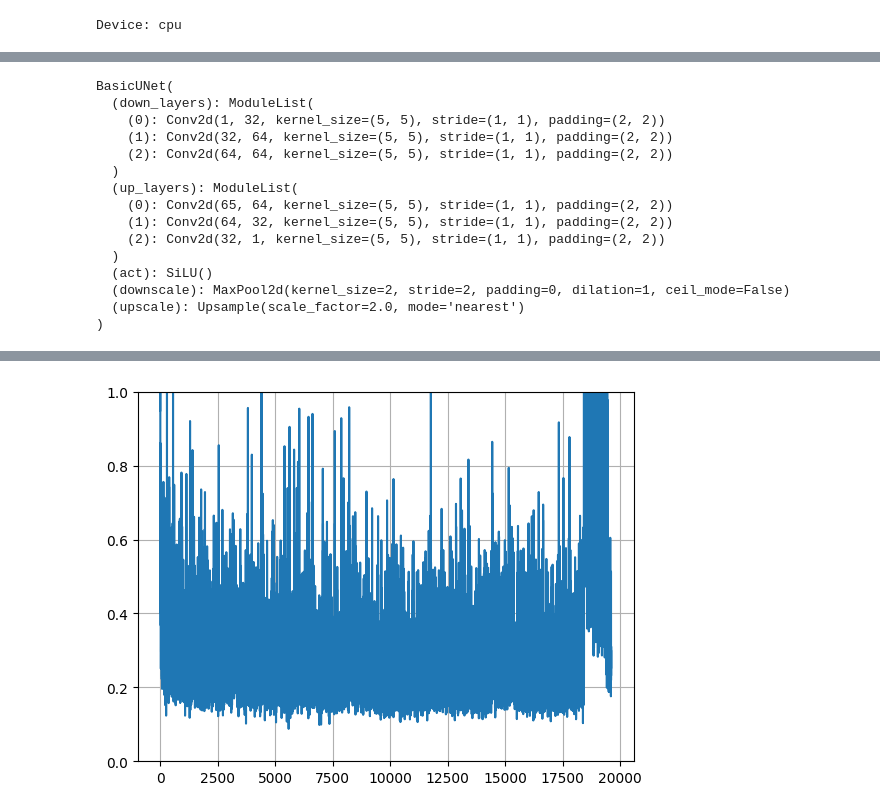
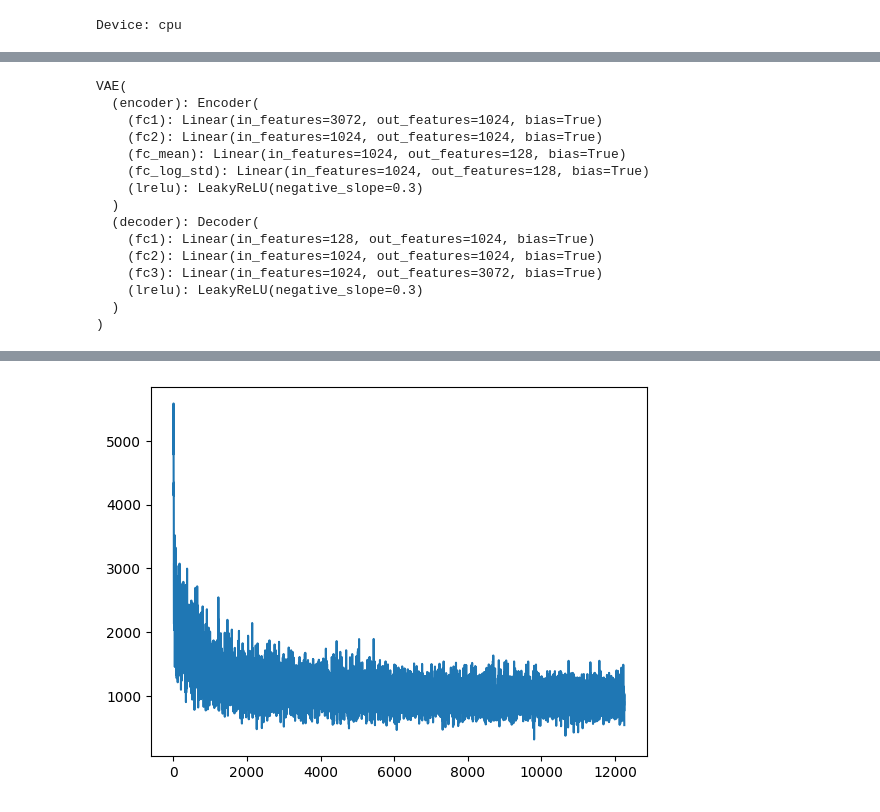
Before and after one commit to szymonsteccc/ssne_26L, a Jupyter notebook: generatywne/rozwiazanie.ipynb, the cells around one changed output, grey strips where cells are left out. Cells and saved outputs as stored; diff of their text form; code cells hidden in the pictures.

```diff
--- a/generatywne/rozwiazanie.ipynb
+++ b/generatywne/rozwiazanie.ipynb
@@ -30,5 +34,5 @@ from train import train_diffusion, sample_diffusion
 # %%
-device = torch.device("cuda:2") if torch.cuda.is_available() else torch.device("cpu")
+device = "cuda" if torch.cuda.is_available() else "cpu"
 print("Device:", device)
 # %% [output]
 Device: cpu
@@ -99,37 +102,43 @@ axs[1].imshow(torchvision.utils.make_grid(noised_x)[0], cmap='Greys');
 # %%
-net = BasicUNet().to(device)
-net
+vae = VAE(
+    input_dim=3 * 32 * 32,
+    hidden_dim=1024,
+    latent_dim=128,
+    output_dim=3 * 32 * 32,
+).to(device)
+optimizer = Adam(vae.parameters(), lr=0.0003)
+vae
 # %% [output]
-BasicUNet(
-  (down_layers): ModuleList(
-    (0): Conv2d(1, 32, kernel_size=(5, 5), stride=(1, 1), padding=(2, 2))
-    (1): Conv2d(32, 64, kernel_size=(5, 5), stride=(1, 1), padding=(2, 2))
-    (2): Conv2d(64, 64, kernel_size=(5, 5), stride=(1, 1), padding=(2, 2))
+VAE(
+  (encoder): Encoder(
+    (fc1): Linear(in_features=3072, out_features=1024, bias=True)
+    (fc2): Linear(in_features=1024, out_features=1024, bias=True)
+    (fc_mean): Linear(in_features=1024, out_features=128, bias=True)
+    (fc_log_std): Linear(in_features=1024, out_features=128, bias=True)
+    (lrelu): LeakyReLU(negative_slope=0.3)
   )
-  (up_layers): ModuleList(
-    (0): Conv2d(65, 64, kernel_size=(5, 5), stride=(1, 1), padding=(2, 2))
-    (1): Conv2d(64, 32, kernel_size=(5, 5), stride=(1, 1), padding=(2, 2))
-    (2): Conv2d(32, 1, kernel_size=(5, 5), stride=(1, 1), padding=(2, 2))
+  (decoder): Decoder(
+    (fc1): Linear(in_features=128, out_features=1024, bias=True)
+    (fc2): Linear(in_features=1024, out_features=1024, bias=True)
+    (fc3): Linear(in_features=1024, out_features=3072, bias=True)
+    (lrelu): LeakyReLU(negative_slope=0.3)
   )
-  (act): SiLU()
-  (downscale): MaxPool2d(kernel_size=2, stride=2, padding=0, dilation=1, ceil_mode=False)
-  (upscale): Upsample(scale_factor=2.0, mode='nearest')
 )
 # %%
-n_epochs = 5
+EPOCHS = 5
+losses = []
 
-net = BasicUNet(in_channels=3).to(device)
-
-losses = train_diffusion(
-    net,
-    train_loader,
-    device,
-    epochs=n_epochs,
-    lr=1e-3,
- )
+train(
+    model=vae,
+    optimizer=optimizer,
+    loader=loader,
+    overfit_on_single_batch=OVERFIT_ON_FIRST_BATCH,
+    epochs=EPOCHS,
+    show_every=1,
+    losses_list=losses,
+    device=device,
+)
 
 plt.plot(losses)
-plt.ylim(0, 1.0)
-plt.grid(True)
 plt.show()
 # %% [output]
@@ -141 +145 @@ Finished epoch 4. Average loss for this epoch: 0.409983
-[figure, old version]
+[figure, new version]
```
Also changed, not shown: parts of 15 cells of this notebook, 10 other files.
